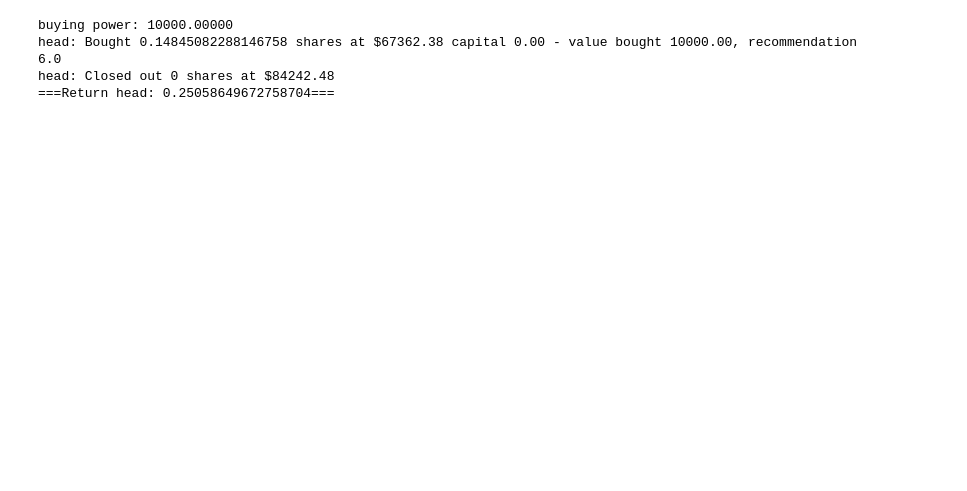
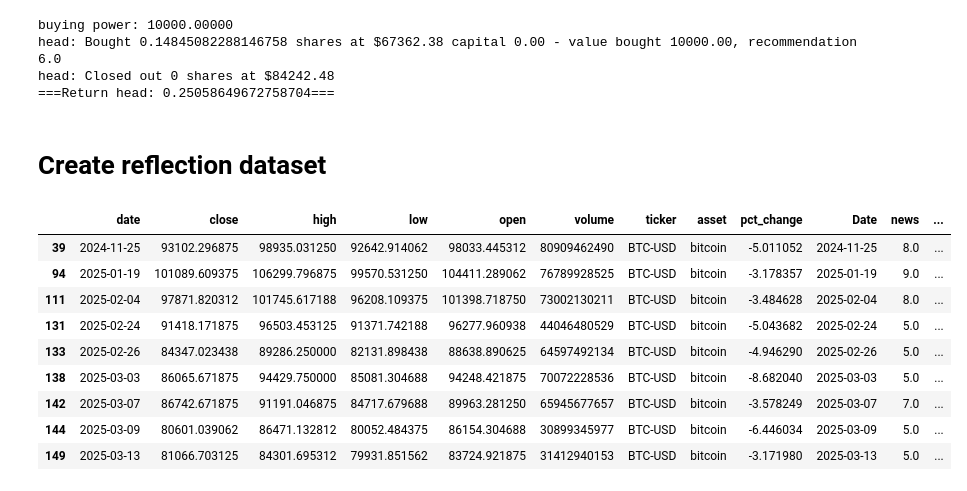
Before and after one commit to soerenml/agent, a Jupyter notebook: src/backtest.ipynb, the cells around one changed output. Cells and saved outputs as stored; diff of their text form; code cells hidden in the pictures; blank space fills up the shorter version.

Commit message:
Updated reflection with missed buys and sells

```diff
--- a/src/backtest.ipynb
+++ b/src/backtest.ipynb
@@ -267,3 +265,36 @@ buying power: 10000.00000
 head: Bought 0.14845082288146758 shares at $67362.38 capital 0.00 - value bought 10000.00, recommendation 6.0
 head: Closed out 0 shares at $84242.48
 ===Return head: 0.25058649672758704===
+# %% [markdown]
+# Create reflection dataset
+# %%
+df_head = merged_df[merged_df['head'].notna()]
+df_head = df_head[abs(df_head['pct_change']) > 3]
+
+# Bitcoin increased more than 3% and the head recommendation is less than 8 (i.e. no strong buy)
+missed_strong_buy = df_head[(df_head['head'] < 8) & (df_head['pct_change'] > 3)]
+
+# Bitcoin decreased more than 3% and the head recommendation is higher than > 3 (i.e. no strong sell)
+missed_strong_sell = df_head[(df_head['head'] > 3) & (df_head['pct_change'] < -3)]
+
+# Correct the negative first before getting into the postitive.
+# Bitcoin increased more than 3% and the head recommendation was higher than 7
+caught_positive = df_head[(df_head['head'] > 7) & (df_head['pct_change'] > 3)]
+
+# Bitcoin decreased more than 3% and the head recommendation is lower than 4
+caught_loss = df_head[(df_head['head'] < 4) & (df_head['pct_change'] < -3)]
+# %%
+# The report to select is one prior
+
+missed_strong_sell
+# %% [output]
+|  | date | close | high | low | open | volume | ticker | asset | pct_change | Date | news | ... |
+| 39 | 2024-11-25 | 93102.296875 | 98935.031250 | 92642.914062 | 98033.445312 | 80909462490 | BTC-USD | bitcoin | -5.011052 | 2024-11-25 | 8.0 | ... |
+| 94 | 2025-01-19 | 101089.609375 | 106299.796875 | 99570.531250 | 104411.289062 | 76789928525 | BTC-USD | bitcoin | -3.178357 | 2025-01-19 | 9.0 | ... |
+| 111 | 2025-02-04 | 97871.820312 | 101745.617188 | 96208.109375 | 101398.718750 | 73002130211 | BTC-USD | bitcoin | -3.484628 | 2025-02-04 | 8.0 | ... |
+| 131 | 2025-02-24 | 91418.171875 | 96503.453125 | 91371.742188 | 96277.960938 | 44046480529 | BTC-USD | bitcoin | -5.043682 | 2025-02-24 | 5.0 | ... |
+| 133 | 2025-02-26 | 84347.023438 | 89286.250000 | 82131.898438 | 88638.890625 | 64597492134 | BTC-USD | bitcoin | -4.946290 | 2025-02-26 | 5.0 | ... |
+| 138 | 2025-03-03 | 86065.671875 | 94429.750000 | 85081.304688 | 94248.421875 | 70072228536 | BTC-USD | bitcoin | -8.682040 | 2025-03-03 | 5.0 | ... |
+| 142 | 2025-03-07 | 86742.671875 | 91191.046875 | 84717.679688 | 89963.281250 | 65945677657 | BTC-USD | bitcoin | -3.578249 | 2025-03-07 | 7.0 | ... |
+| 144 | 2025-03-09 | 80601.039062 | 86471.132812 | 80052.484375 | 86154.304688 | 30899345977 | BTC-USD | bitcoin | -6.446034 | 2025-03-09 | 5.0 | ... |
+| 149 | 2025-03-13 | 81066.703125 | 84301.695312 | 79931.851562 | 83724.921875 | 31412940153 | BTC-USD | bitcoin | -3.171980 | 2025-03-13 | 5.0 | ... |
```
Also changed, not shown: parts of 7 cells of this notebook, 10 other files.
